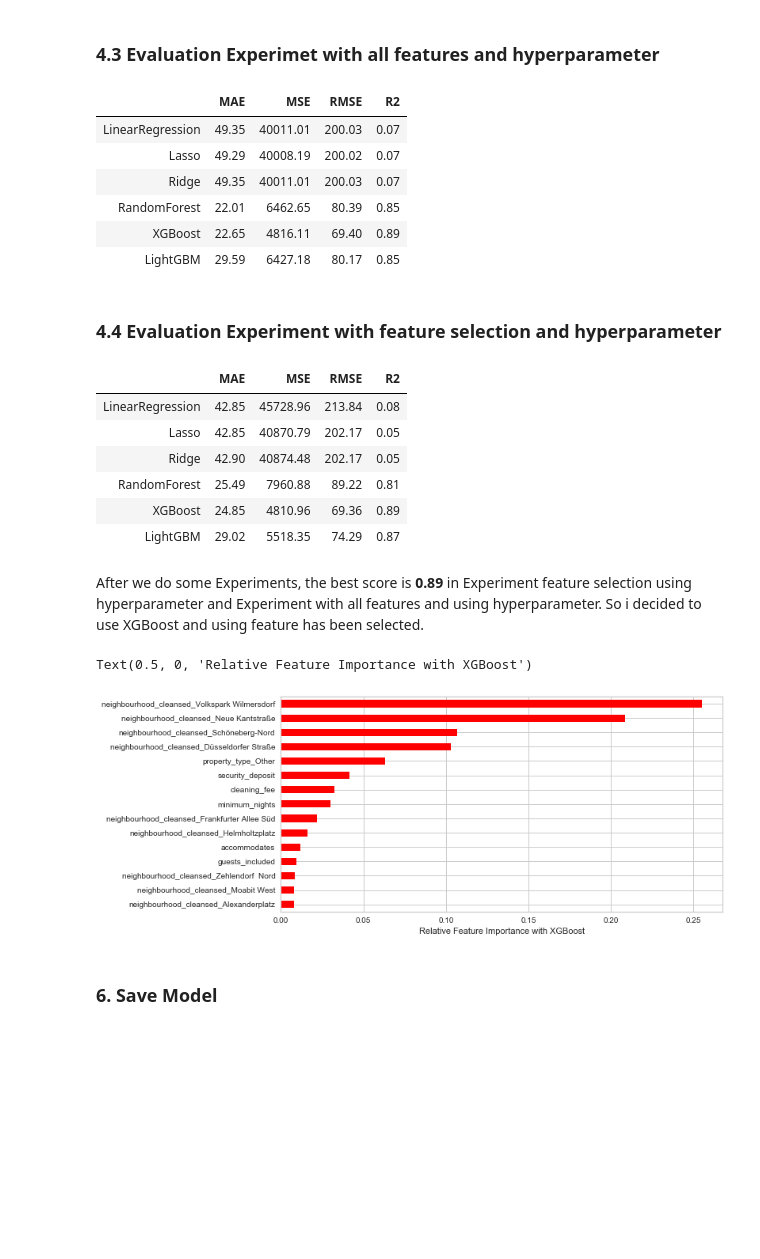
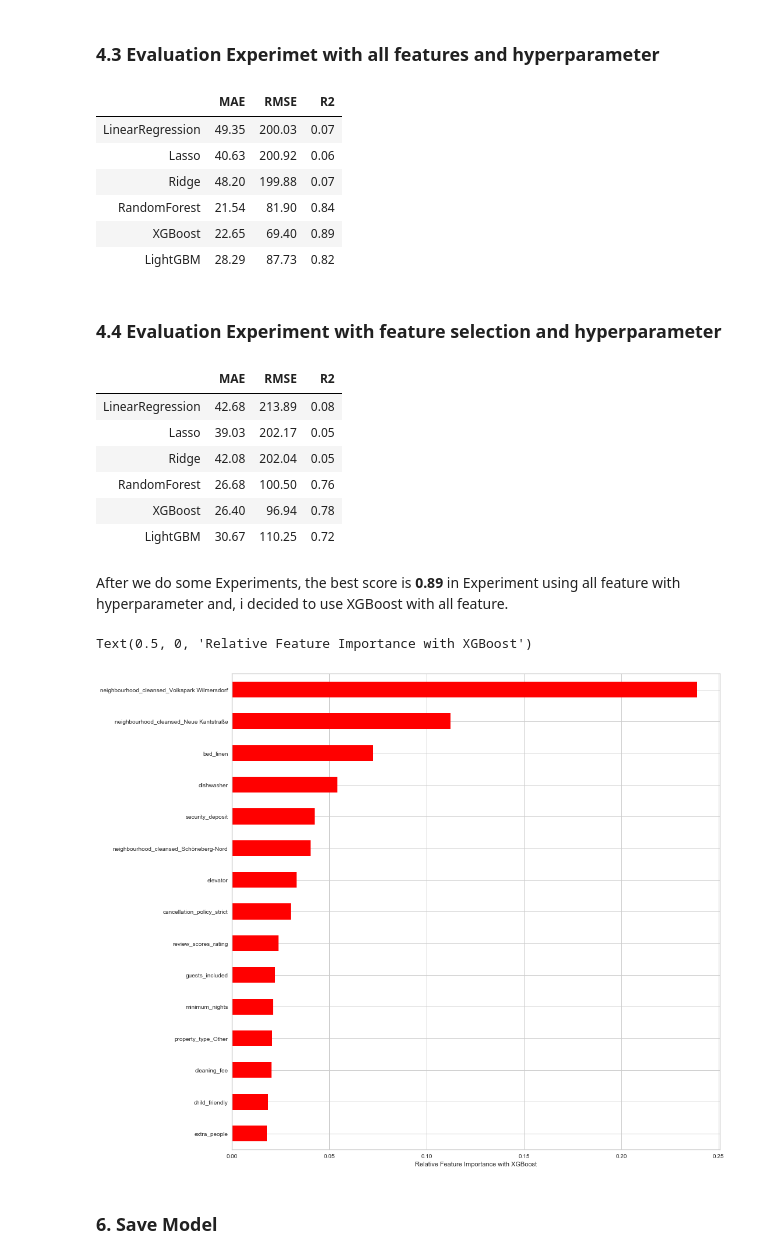
Before and after one commit to reynaldorizki1995/RezaRR_JCDS02BDG_FINAL_PROJECT, a Jupyter notebook: Modelling Experiment 1.ipynb, the cells around one changed output. Cells and saved outputs as stored; diff of their text form; code cells hidden in the pictures; blank space fills up the shorter version.

```diff
--- a/Modelling Experiment 1.ipynb
+++ b/Modelling Experiment 1.ipynb
@@ -272,5 +261,5 @@ print(ridge_grid_search.best_params_)
 # %%
-ridge_grid = Ridge(alpha = 0.0001, fit_intercept=True, normalize=False)
+ridge_grid = Ridge(alpha = 0.03, fit_intercept=True, normalize=True)
 
 ridge_grid.fit(X_train, y_train)
 ridge_grid_acc = evaluate(ridge_grid, X_test, y_test)
@@ -290,7 +278,7 @@ r2: 0.07
 # %% [markdown]
 ### 2.4 Random Forest Regressor
 # %%
-random_forest_params = {'n_estimators' : [10,20,30,50],
+random_forest_params = {'n_estimators' : [100, 150, 200],
                         'bootstrap' : [True,False],
                         'min_samples_split' : [2,5,8,10,12]}
 
@@ -302,5 +290,5 @@ print(random_grid_search.best_params_)
 # %%
-random_forest_grid = RandomForestRegressor(bootstrap=True, min_samples_split=4,
+random_forest_grid = RandomForestRegressor(bootstrap=True, min_samples_split=2,
                                           n_estimators = 200)
 
 random_forest_grid.fit(X_train, y_train)
@@ -626,10 +583,11 @@ r2: 0.5854805728593908
 # %% [markdown]
 ### 3.5.1 XGBoost with Hyperparameter
 # %%
-booster_grid.fit(xtr, ytr)
-booster_grid_acc2 = evaluate(booster_grid, xts,yts)
+booster_grid_2 = XGBRegressor(colsample_bytree = 0.7, gamma = 0.2, learning_rate= 0.1, max_depth= 7, n_estimators= 200)
+booster_grid_2.fit(xtr,ytr)
+booster_grid_acc2 = evaluate(booster_grid_2, xts,yts)
 
-visualizer = ResidualsPlot(booster_grid)
+visualizer = ResidualsPlot(booster_grid_2)
 visualizer.fit(xtr, ytr)
 visualizer.score(xts, yts)
 visualizer.show()
@@ -751,75 +700,66 @@ best_model_2
 mae_list_3 = [linear_regression_grid_acc['MAE'], lasso_grid_acc['MAE'],
             ridge_grid_acc['MAE'], random_forest_grid_acc['MAE'],
            booster_grid_acc['MAE'], lgbm_grid_acc['MAE']]
-mse_list_3 = [linear_regression_grid_acc['MSE'], lasso_grid_acc['MSE'],
-            ridge_grid_acc['MSE'], random_forest_grid_acc['MSE'],
-           booster_grid_acc['MSE'], lgbm_grid_acc['MSE']]
+
 rmse_list_3 = [linear_regression_grid_acc['RMSE'], lasso_grid_acc['RMSE'],
             ridge_grid_acc['RMSE'], random_forest_grid_acc['RMSE'],
            booster_grid_acc['RMSE'], lgbm_grid_acc['RMSE']]
 r2_list_3 = [linear_regression_grid_acc['R2'], lasso_grid_acc['R2'],
             ridge_grid_acc['R2'], random_forest_grid_acc['R2'],
            booster_grid_acc['R2'], lgbm_grid_acc['R2']]
-best_model_3 = pd.DataFrame({'MAE':mae_list_3, 'MSE':mse_list_3,
-                          'RMSE':rmse_list_3, 'R2':r2_list_3},
+best_model_3 = pd.DataFrame({'MAE':mae_list_3,'RMSE':rmse_list_3, 'R2':r2_list_3},
                           index='LinearRegression Lasso Ridge RandomForest XGBoost LightGBM'.split(' ')
                          )
 best_model_3['R2'] = round(best_model_3['R2'],2)
 best_model_3['MAE'] = round(best_model_3['MAE'],2)
-best_model_3['MSE'] = round(best_model_3['MSE'],2)
 best_model_3['RMSE'] = round(best_model_3['RMSE'],2)
 best_model_3
 best_model_3
 # %% [output]
-|  | MAE | MSE | RMSE | R2 |
-| LinearRegression | 49.35 | 40011.01 | 200.03 | 0.07 |
-| Lasso | 49.29 | 40008.19 | 200.02 | 0.07 |
-| Ridge | 49.35 | 40011.01 | 200.03 | 0.07 |
-| RandomForest | 22.01 | 6462.65 | 80.39 | 0.85 |
-| XGBoost | 22.65 | 4816.11 | 69.40 | 0.89 |
-| LightGBM | 29.59 | 6427.18 | 80.17 | 0.85 |
+|  | MAE | RMSE | R2 |
+| LinearRegression | 49.35 | 200.03 | 0.07 |
+| Lasso | 40.63 | 200.92 | 0.06 |
+| Ridge | 48.20 | 199.88 | 0.07 |
+| RandomForest | 21.54 | 81.90 | 0.84 |
+| XGBoost | 22.65 | 69.40 | 0.89 |
+| LightGBM | 28.29 | 87.73 | 0.82 |
 # %% [markdown]
 ### 4.4 Evaluation Experiment with feature selection and hyperparameter
 # %%
 mae_list_4 = [linear_regression_grid_acc2['MAE'], lasso_grid_acc2['MAE'],
             ridge_grid_acc2['MAE'], random_forest_grid_acc2['MAE'],
            booster_grid_acc2['MAE'], lgbm_grid_acc2['MAE']]
-mse_list_4 = [linear_regression_grid_acc2['MSE'], lasso_grid_acc2['MSE'],
-            ridge_grid_acc2['MSE'], random_forest_grid_acc2['MSE'],
-           booster_grid_acc2['MSE'], lgbm_grid_acc2['MSE']]
 rmse_list_4 = [linear_regression_grid_acc2['RMSE'], lasso_grid_acc2['RMSE'],
             ridge_grid_acc2['RMSE'], random_forest_grid_acc2['RMSE'],
            booster_grid_acc2['RMSE'], lgbm_grid_acc2['RMSE']]
 r2_list_4 = [linear_regression_grid_acc2['R2'], lasso_grid_acc2['R2'],
             ridge_grid_acc2['R2'], random_forest_grid_acc2['R2'],
            booster_grid_acc2['R2'], lgbm_grid_acc2['R2']]
-best_model_4 = pd.DataFrame({'MAE':mae_list_4, 'MSE':mse_list_4,
-                          'RMSE':rmse_list_4, 'R2':r2_list_4},
+best_model_4 = pd.DataFrame({'MAE':mae_list_4,'RMSE':rmse_list_4, 'R2':r2_list_4},
                           index='LinearRegression Lasso Ridge RandomForest XGBoost LightGBM'.split(' ')
                          )
 best_model_4['R2'] = round(best_model_4['R2'],2)
 best_model_4['MAE'] = round(best_model_4['MAE'],2)
-best_model_4['MSE'] = round(best_model_4['MSE'],2)
 best_model_4['RMSE'] = round(best_model_4['RMSE'],2)
 best_model_4
 best_model_4
 # %% [output]
-|  | MAE | MSE | RMSE | R2 |
-| LinearRegression | 42.85 | 45728.96 | 213.84 | 0.08 |
-| Lasso | 42.85 | 40870.79 | 202.17 | 0.05 |
-| Ridge | 42.90 | 40874.48 | 202.17 | 0.05 |
-| RandomForest | 25.49 | 7960.88 | 89.22 | 0.81 |
-| XGBoost | 24.85 | 4810.96 | 69.36 | 0.89 |
-| LightGBM | 29.02 | 5518.35 | 74.29 | 0.87 |
+|  | MAE | RMSE | R2 |
+| LinearRegression | 42.68 | 213.89 | 0.08 |
+| Lasso | 39.03 | 202.17 | 0.05 |
+| Ridge | 42.08 | 202.04 | 0.05 |
+| RandomForest | 26.68 | 100.50 | 0.76 |
+| XGBoost | 26.40 | 96.94 | 0.78 |
+| LightGBM | 30.67 | 110.25 | 0.72 |
 # %% [markdown]
-After we do some Experiments, the best score is **0.89** in Experiment feature selection using hyperparameter and Experiment with all features and using hyperparameter. So i decided to use XGBoost and using feature has been selected.
+After we do some Experiments, the best score is **0.89** in Experiment using all feature with hyperparameter and, i decided to use XGBoost with all feature.
 # %%
-feat_importances = pd.Series(booster_grid.feature_importances_, index=features_2.columns)
-feat_importances.nlargest(15).sort_values().plot(kind='barh', color='red', figsize=(10,5))
+feat_importances = pd.Series(booster_grid.feature_importances_, index=features.columns)
+feat_importances.nlargest(15).sort_values().plot(kind='barh', color='red', figsize=(15,15))
 plt.xlabel('Relative Feature Importance with XGBoost')
 # %% [output]
 Text(0.5, 0, 'Relative Feature Importance with XGBoost')
-[figure, old version]
+[figure, new version]
 # %% [markdown]
 ### 6. Save Model
 # %%
```
Also changed, not shown: parts of 41 cells of this notebook.
